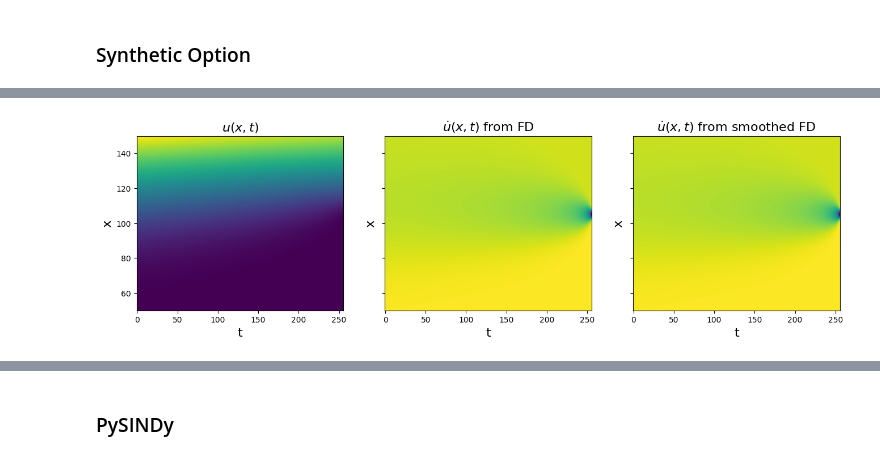
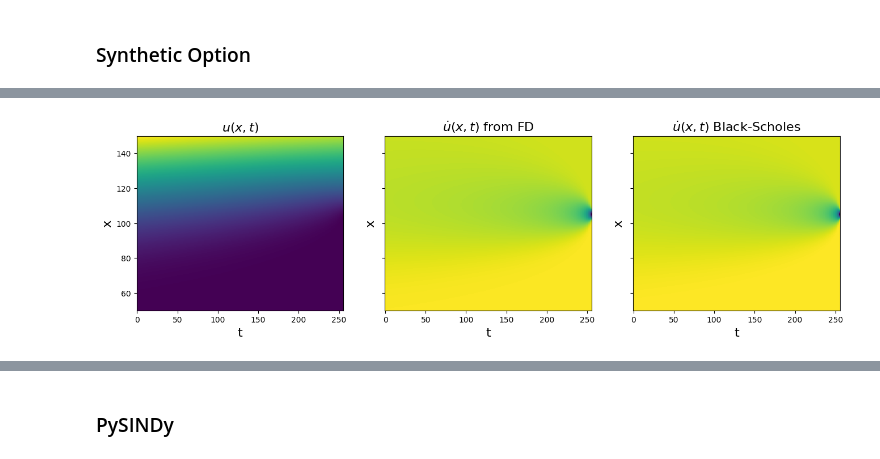
Before and after one commit to brunoCCOS/bs-find-with-sindy, a Jupyter notebook: SINDy_precificacao_derivativos.ipynb, the cells around one changed output, grey strips where cells are left out. Drawn from its saved outputs; the diff is of its cells as text; code cells hidden in the pictures.

```diff
--- a/SINDy_precificacao_derivativos.ipynb
+++ b/SINDy_precificacao_derivativos.ipynb
@@ -108,36 +118,41 @@ for value in range(len(x)):
 rmse = mean_squared_error(u, np.zeros(u.shape), squared=False)
 # add 20% noise (note the impact on derivatives depends on step size...)
 # u = u + np.random.normal(0, rmse / 5.0, u.shape)
+spatial_grid = np.array([x]*256).T
+spatial_grid = np.reshape(spatial_grid, (len(x),len(t),1))
 
 # Plot u and u_dot
 plt.figure(figsize=(16, 4))
 plt.subplot(1, 3, 1)
 plt.pcolormesh(t, x, u)
 plt.xlabel("t", fontsize=16)
 plt.ylabel("x", fontsize=16)
 plt.title(r"$u(x, t)$", fontsize=16)
 
 u_dot = ps.FiniteDifference(axis=1)._differentiate(u, t=dt)
 plt.subplot(1, 3, 2)
 plt.pcolormesh(t, x, u_dot)
 plt.xlabel("t", fontsize=16)
 plt.ylabel("x", fontsize=16)
 ax = plt.gca()
 ax.set_yticklabels([])
 plt.title(r"$\dot{u}(x, t)$ from FD", fontsize=16)
 
-u_dot = ps.SmoothedFiniteDifference(axis=1)._differentiate(u, t=dt)
+u_x = ps.FiniteDifference(axis=0)._differentiate(u,t = dx)
+u_xx = ps.FiniteDifference(axis=0)._differentiate(u_x,t = dx)
+u_dot = -1/2*(sigma**2)*u_xx*(spatial_grid[:,:,0]**2) - r*spatial_grid[:,:,0]*u_x + r*u
 plt.subplot(1, 3, 3)
 plt.pcolormesh(t, x, u_dot)
 plt.xlabel("t", fontsize=16)
 plt.ylabel("x", fontsize=16)
 ax = plt.gca()
 ax.set_yticklabels([])
-plt.title(r"$\dot{u}(x, t)$ from smoothed FD", fontsize=16)
+plt.title(r"$\dot{u}(x, t)$ Black-Scholes", fontsize=16)
 plt.show()
 # See how much SmoothedFiniteDifference improves the derivatives!
 
+
 u = np.reshape(u, (len(x), len(t), 1))
 u_dot  = np.reshape(u_dot, (len(x), len(t), 1))
 # %% [output]
-[figure, old version]
+[figure, new version]
```
Also changed, not shown: parts of 6 cells of this notebook, 1 other file.
